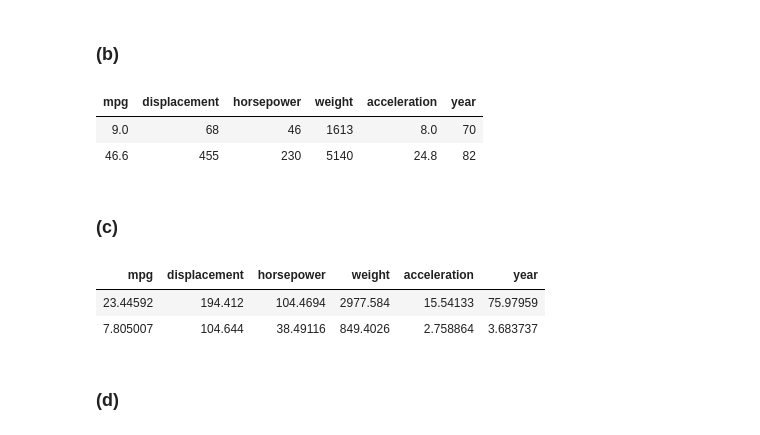
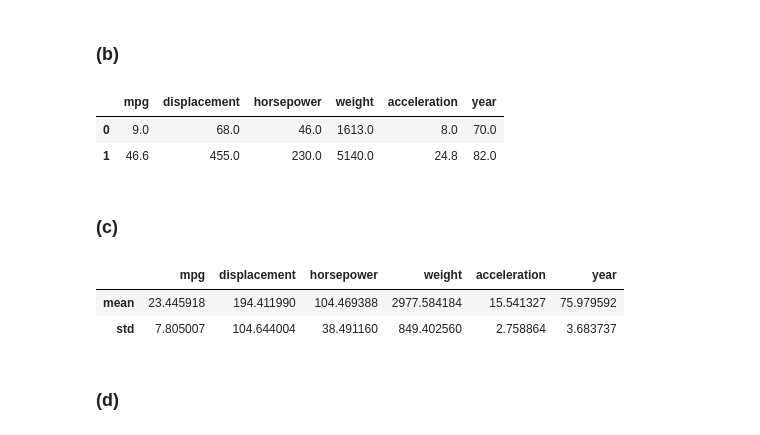
Before and after one commit to kushkamisha/intro-to-stats-learning, a Jupyter notebook: chapter-2/python.ipynb, the cells around one changed output. Drawn from its saved outputs; the diff is of its cells as text; code cells hidden in the pictures.

```diff
--- a/chapter-2/python.ipynb
+++ b/chapter-2/python.ipynb
@@ -206,24 +209,27 @@ Auto.shape
 |name||x|
 # %% [markdown]
 ### (b)
-# %%
-sapply(
-    Auto[c('mpg', 'displacement', 'horsepower', 'weight', 'acceleration', 'year')],
-    range)
-# %% [output]
-| mpg | displacement | horsepower | weight | acceleration | year |
-| 9.0 | 68 | 46 | 1613 | 8.0 | 70 |
-| 46.6 | 455 | 230 | 5140 | 24.8 | 82 |
+# %%
+Auto_quant = Auto.drop(columns=['cylinders', 'origin', 'name'])
+Auto_range = pd.DataFrame()
+Auto_range = Auto_range.append([Auto_quant.min(), Auto_quant.max()], ignore_index=True)
+Auto_range
+# %% [output]
+|  | mpg | displacement | horsepower | weight | acceleration | year |
+| 0 | 9.0 | 68.0 | 46.0 | 1613.0 | 8.0 | 70.0 |
+| 1 | 46.6 | 455.0 | 230.0 | 5140.0 | 24.8 | 82.0 |
 # %% [markdown]
 ### (c)
-# %%
-sapply(
-    Auto[c('mpg', 'displacement', 'horsepower', 'weight', 'acceleration', 'year')],
-    (function (x) list(mean(x),sd(x))))
-# %% [output]
-| mpg | displacement | horsepower | weight | acceleration | year |
-| 23.44592 | 194.412 | 104.4694 | 2977.584 | 15.54133 | 75.97959 |
-| 7.805007 | 104.644 | 38.49116 | 849.4026 | 2.758864 | 3.683737 |
+# %%
+Auto_quant = Auto.drop(columns=['cylinders', 'origin', 'name'])
+Auto_range = pd.DataFrame()
+Auto_range = Auto_range.append([Auto_quant.mean(), Auto_quant.std()])
+Auto_range = Auto_range.rename(index={0: 'mean', 1: 'std'})
+Auto_range
+# %% [output]
+|  | mpg | displacement | horsepower | weight | acceleration | year |
+| mean | 23.445918 | 194.411990 | 104.469388 | 2977.584184 | 15.541327 | 75.979592 |
+| std | 7.805007 | 104.644004 | 38.491160 | 849.402560 | 2.758864 | 3.683737 |
 # %% [markdown]
 ### (d)
 # %%
```
Also changed, not shown: parts of 44 cells of this notebook, 5 other files.
